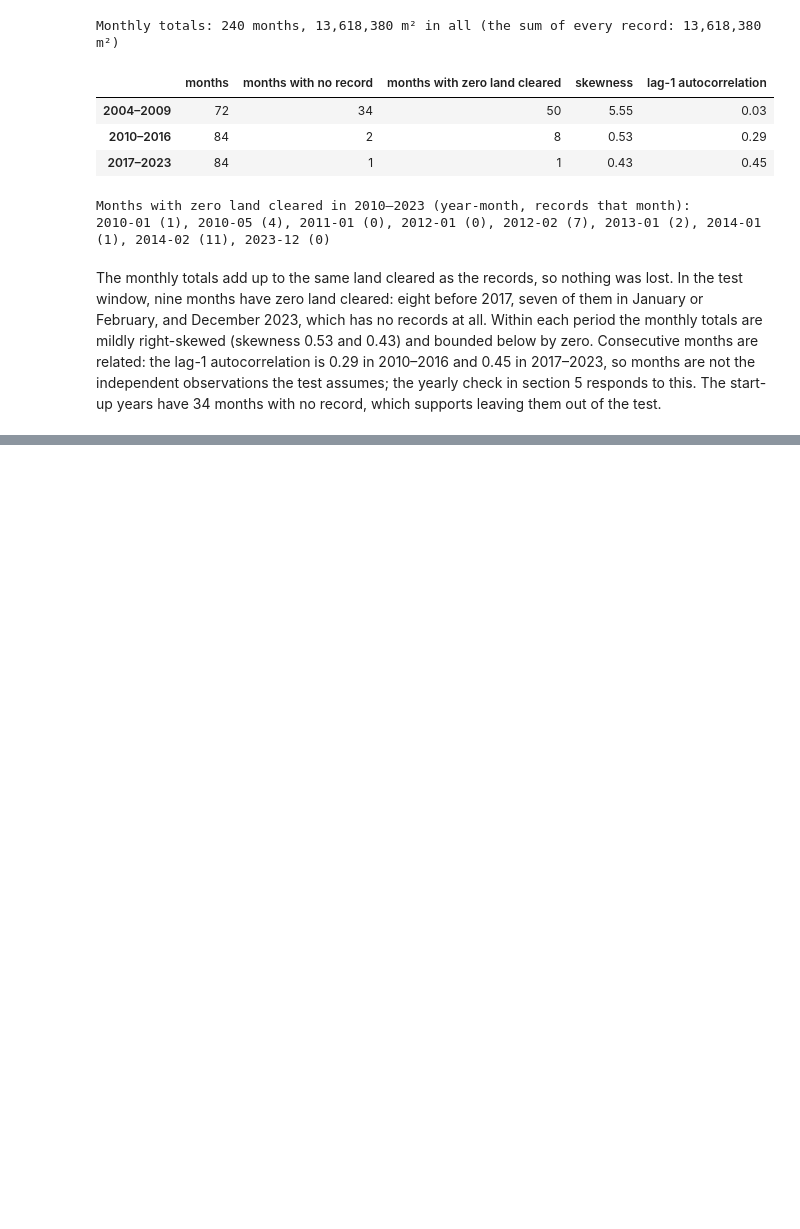
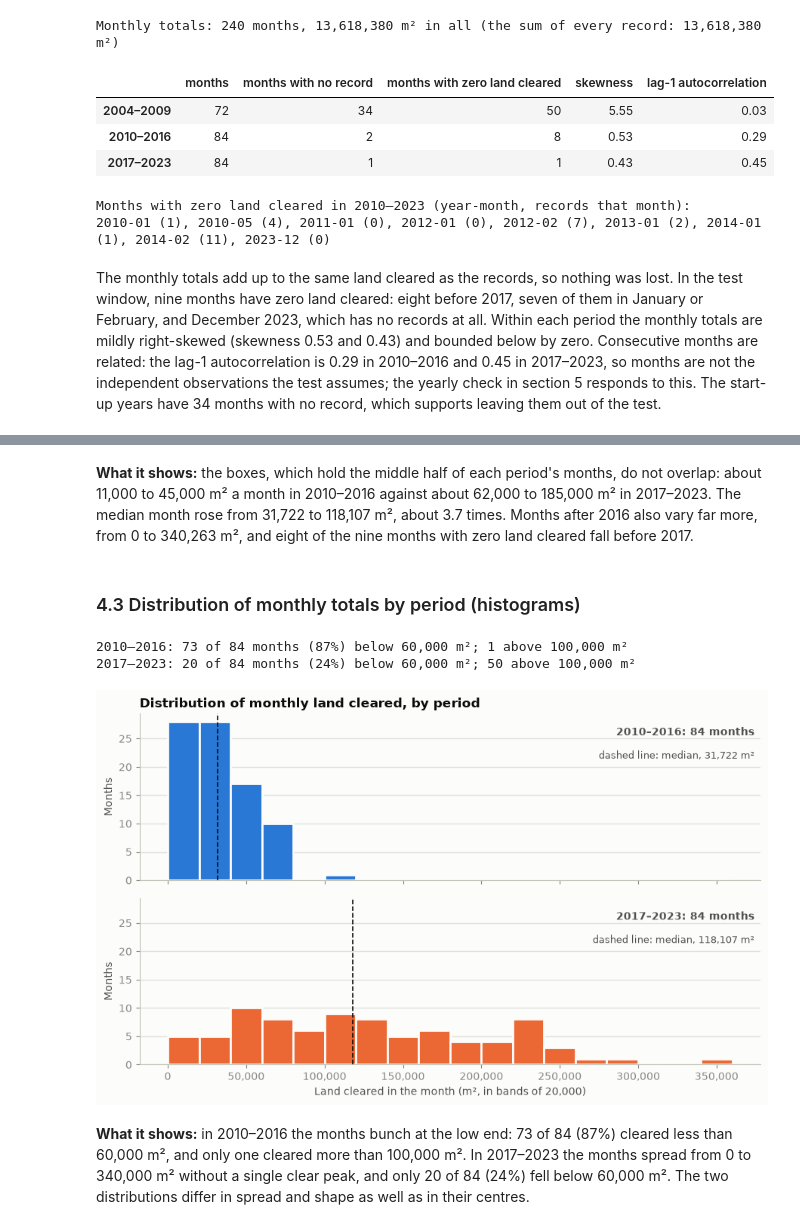
Before and after one commit to travisrcarlson/statistical-analysis-project, a Jupyter notebook: analysis.ipynb, the cells around one changed output, grey strips where cells are left out. Cells and saved outputs as stored; diff of their text form; code cells hidden in the pictures; blank space fills up the shorter version.

```diff
--- a/analysis.ipynb
+++ b/analysis.ipynb
@@ -529,0 +614,34 @@ The monthly totals add up to the same land cleared as the records, so nothing wa
+# %% [markdown]
+**What it shows:** the boxes, which hold the middle half of each period's months, do not overlap: about 11,000 to 45,000 m² a month in 2010–2016 against about 62,000 to 185,000 m² in 2017–2023. The median month rose from 31,722 to 118,107 m², about 3.7 times. Months after 2016 also vary far more, from 0 to 340,263 m², and eight of the nine months with zero land cleared fall before 2017.
+# %% [markdown]
+### 4.3 Distribution of monthly totals by period (histograms)
+# %%
+bins = np.arange(0, test_months["area_cleared_m2"].max() + 20_000, 20_000)
+fig, axes = plt.subplots(2, 1, figsize=(9, 5.6), sharex=True, sharey=True)
+for ax, period in zip(axes, ORDER):
+    values = test_months.loc[test_months["period"] == period, "area_cleared_m2"]
+    ax.hist(values, bins=bins, color=PERIOD_COLOURS[period], edgecolor=SURFACE, linewidth=2)
+    ax.set_ylabel("Months")
+    ax.grid(axis="x", visible=False)
+    median = values.median()
+    ax.axvline(median, color=INK, linewidth=1.2, linestyle="--")
+    ax.text(0.99, 0.92, f"{period}: {len(values)} months", transform=ax.transAxes, ha="right",
+            va="top", color=INK_2, fontsize=10, fontweight="bold")
+    ax.text(0.99, 0.78, f"dashed line: median, {median:,.0f} m²", transform=ax.transAxes,
+            ha="right", va="top", color=INK_2, fontsize=9)
+axes[0].set_title("Distribution of monthly land cleared, by period")
+axes[1].set_xlabel("Land cleared in the month (m², in bands of 20,000)")
+axes[1].xaxis.set_major_formatter(THOUSANDS)
+fig.tight_layout()
+for period in ORDER:
+    values = test_months.loc[test_months["period"] == period, "area_cleared_m2"]
+    print(f"{period}: {values.lt(60_000).sum()} of {len(values)} months ({values.lt(60_000).mean():.0%}) "
+          f"below 60,000 m²; {values.gt(100_000).sum()} above 100,000 m²")
+save_fig(fig, "03_monthly_distribution.png")
+plt.show()
+# %% [output]
+2010–2016: 73 of 84 months (87%) below 60,000 m²; 1 above 100,000 m²
+2017–2023: 20 of 84 months (24%) below 60,000 m²; 50 above 100,000 m²
+[figure, added]
+# %% [markdown]
+**What it shows:** in 2010–2016 the months bunch at the low end: 73 of 84 (87%) cleared less than 60,000 m², and only one cleared more than 100,000 m². In 2017–2023 the months spread from 0 to 340,000 m² without a single clear peak, and only 20 of 84 (24%) fell below 60,000 m². The two distributions differ in spread and shape as well as in their centres.
```
Also changed, not shown: parts of 9 cells of this notebook, 3 other files.
